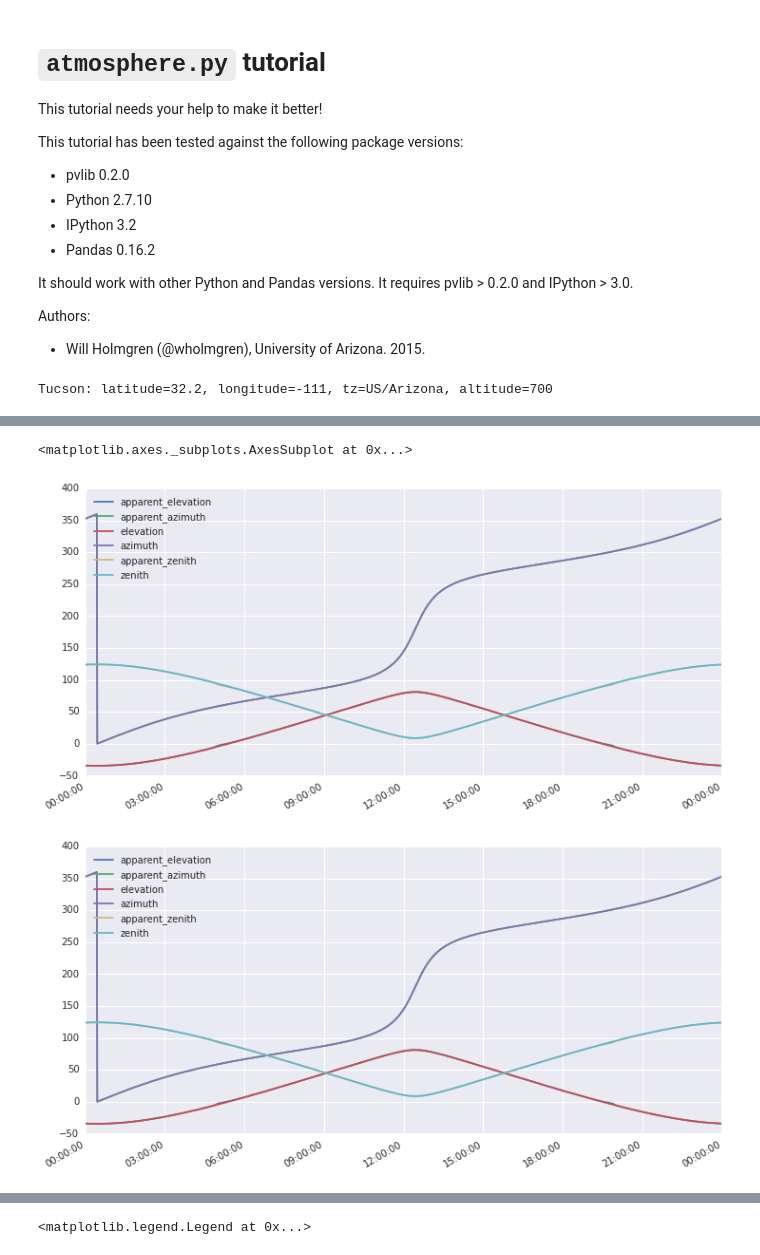
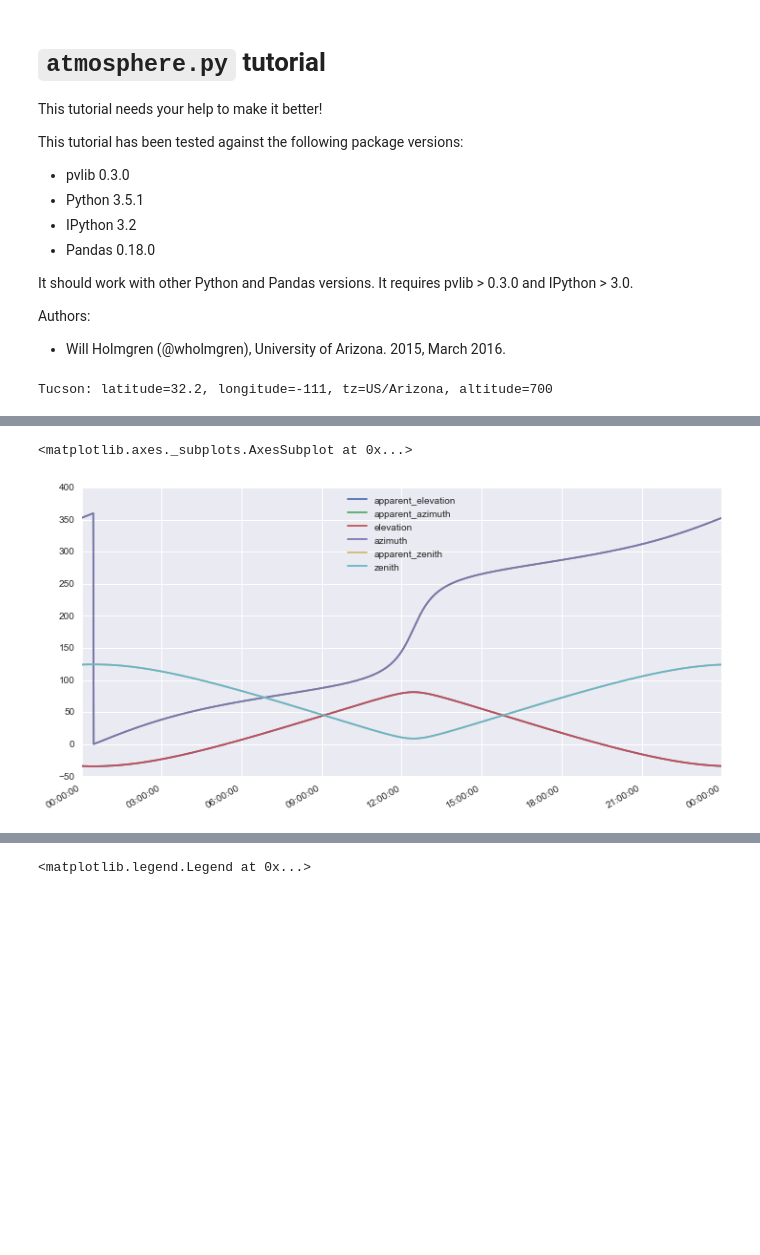
Before and after one commit to pvlib/pvlib-python, a Jupyter notebook: docs/tutorials/atmosphere.ipynb, the cells around one changed output, grey strips where cells are left out. Drawn from its saved outputs; the diff is of its cells as text; code cells hidden in the pictures; blank space fills up the shorter version.

```diff
--- a/docs/tutorials/atmosphere.ipynb
+++ b/docs/tutorials/atmosphere.ipynb
@@ -4,15 +4,15 @@
 This tutorial needs your help to make it better!
 
 This tutorial has been tested against the following package versions:
-* pvlib 0.2.0
-* Python 2.7.10
+* pvlib 0.3.0
+* Python 3.5.1
 * IPython 3.2
-* Pandas 0.16.2
+* Pandas 0.18.0
 
-It should work with other Python and Pandas versions. It requires pvlib > 0.2.0 and IPython > 3.0.
+It should work with other Python and Pandas versions. It requires pvlib > 0.3.0 and IPython > 3.0.
 
 Authors:
-* Will Holmgren (@wholmgren), University of Arizona. 2015.
+* Will Holmgren (@wholmgren), University of Arizona. 2015, March 2016.
 # %%
 %matplotlib inline
 import matplotlib.pyplot as plt
@@ -41,14 +41,10 @@ print(tus)
 # %% [output]
 Tucson: latitude=32.2, longitude=-111, tz=US/Arizona, altitude=700
 # %%
-times = pd.date_range(start=datetime.datetime(2014,6,24), end=datetime.datetime(2014,6,25), freq='1Min')
+times = pd.date_range(start=datetime.datetime(2014,6,24), end=datetime.datetime(2014,6,25), freq='1Min', tz=tus.tz)
 
-pyephem_ephem = pvlib.solarposition.get_solarposition(times, tus, method='pyephem')
+pyephem_ephem = pvlib.solarposition.get_solarposition(times, tus.latitude, tus.longitude, method='pyephem')
 print(pyephem_ephem.head())
 pyephem_ephem.plot()
-
-pyephem_ephem = pvlib.solarposition.get_solarposition(times.tz_localize(tus.tz), tus, method='pyephem')
-print(pyephem_ephem.head())
-pyephem_ephem.plot()
 # %% [output]
                            apparent_elevation  apparent_azimuth  elevation  \
@@ -71,6 +63,5 @@ pyephem_ephem.plot()
 <matplotlib.axes._subplots.AxesSubplot at 0x...>
-[figure, old version]
+[figure, new version]
-[figure, removed]
 # %%
 pvlib.atmosphere.relativeairmass(pyephem_ephem['zenith']).plot()
 pvlib.atmosphere.relativeairmass(pyephem_ephem['apparent_zenith']).plot()
```
Also changed, not shown: parts of 2 cells of this notebook.
